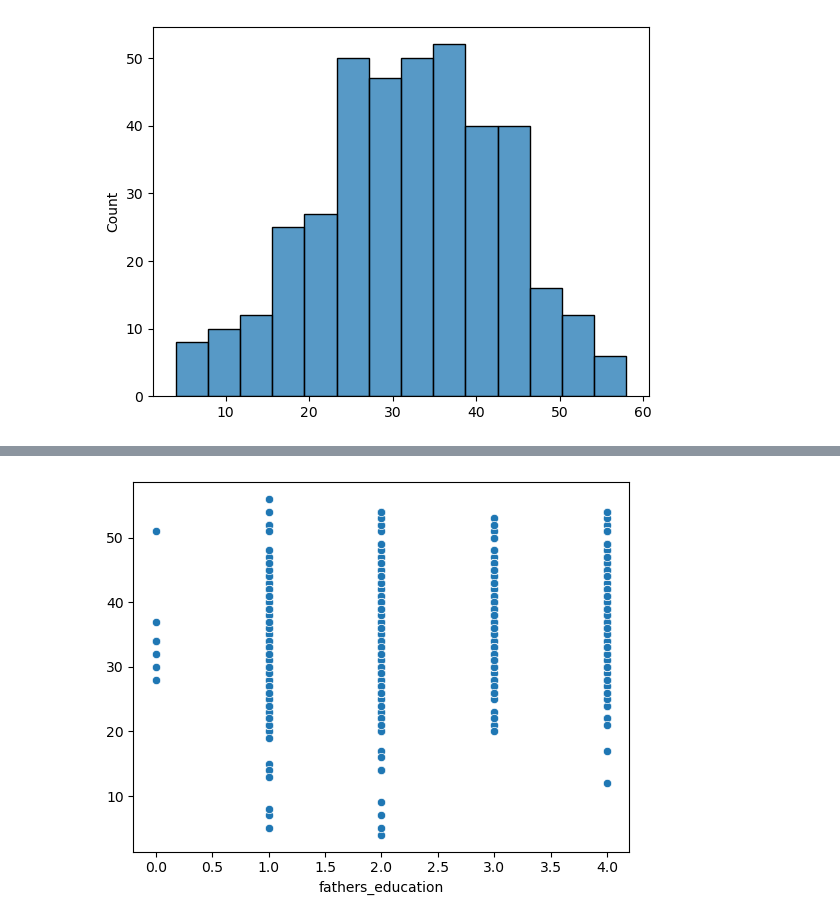
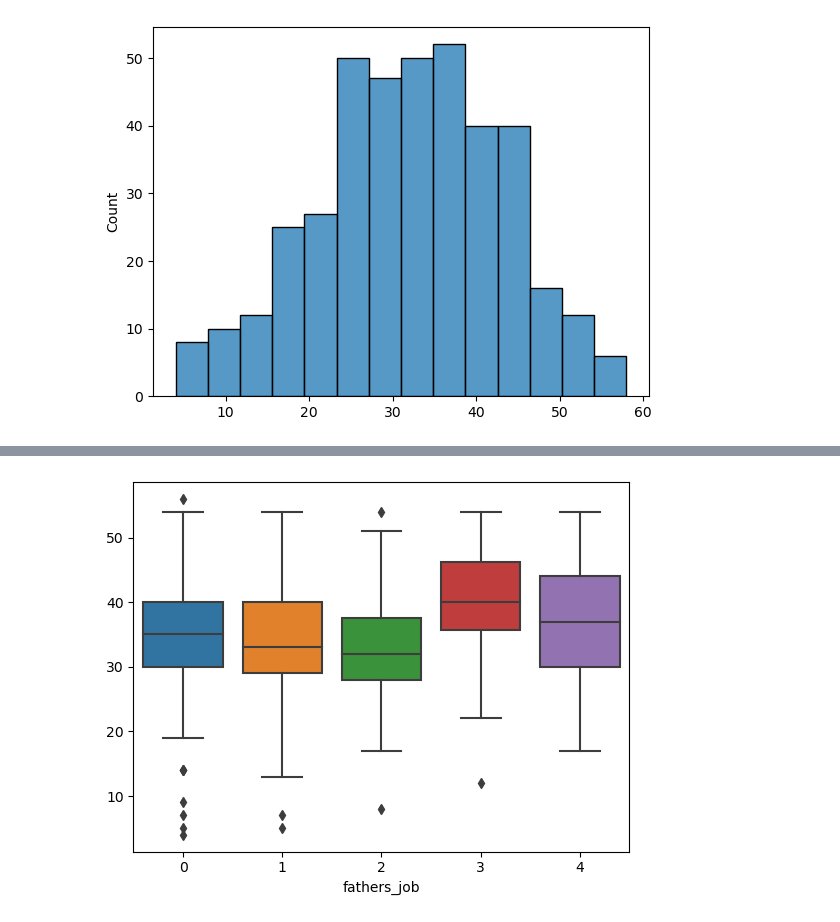
Before and after one commit to cshields164/end-of-phase1-project, a Jupyter notebook: code/02clean.ipynb, the cells around one changed output, grey strips where cells are left out. Saved outputs shown, nothing was run; the diff lists cells and outputs as text; code cells hidden in the pictures.

```diff
--- a/code/02clean.ipynb
+++ b/code/02clean.ipynb
@@ -4,8 +4,8 @@ import numpy as np
 import matplotlib.pyplot as plt
 import seaborn as sns
 # %%
-df_m = pd.read_csv('../data/student-mat.csv', delimiter=';')
-df_p = pd.read_csv('../data/student-por.csv', delimiter=';')
+df_m = pd.read_csv('../data/raw/student-mat.csv', delimiter=';')
+df_p = pd.read_csv('../data/raw/student-por.csv', delimiter=';')
 # %%
 df_m.head()
 # %% [output]
@@ -81,6 +81,7 @@ rename_dict = {
     "Mjob": "mothers_job",
     "Fedu": "fathers_education",
     "Fjob": "fathers_job",
+    "G3": "final_grade"
 
 }
 
@@ -188,9 +189,9 @@ df_mnew.describe()
 | 75% | 4.000000 | 3.000000 | 13.000000 | 13.000000 | 14.000000 |
 | max | 4.000000 | 4.000000 | 19.000000 | 19.000000 | 19.000000 |
 # %%
-sum_grades_m = df_mnew['G1'] + df_mnew['G2'] + df_mnew['G3']
-print("Cummulative grades for Math class studetns:", sum_grades_m)
+sum_grades_m = df_mnew['G1'] + df_mnew['G2'] + df_mnew['final_grade']
+print("Cummulative grades for Math class students:", sum_grades_m)
 print(" ")
-sum_grades_p = df_pnew['G1'] + df_pnew['G2'] + df_pnew['G3']
-print("Cummulative grades for Port class studetns:", sum_grades_p)
+sum_grades_p = df_pnew['G1'] + df_pnew['G2'] + df_pnew['final_grade']
+print("Cummulative grades for Port class students:", sum_grades_p)
 # %% [output]
@@ -265,0 +307,16 @@ sns.histplot(sum_grades_p)
+# %%
+# Define a mapping of categorical values to numerical values
+category_mapping = {'other': 0, 'services': 1, 'at_home': 2, 'teacher': 3, 'health': 4}
+
+# Replace categorical values with numerical values for 'mothers_job'
+df_mnew['mothers_job'] = df_mnew['mothers_job'].replace(category_mapping)
+
+
+
+# Replace categorical values with numerical values for 'fathers_job'
+df_mnew.loc[:4, 'fathers_job'] = ['teacher', 'at_home', 'services', 'health', 'other']
+
+# Replace categorical values with numerical values for 'fathers_job'
+df_mnew['fathers_job'] = df_mnew['fathers_job'].replace(category_mapping)
+
+print(df_mnew)
@@ -285,5 +417,5 @@ plt.show()
 # %%
-sns.scatterplot(data=df_mnew, x='fathers_education', y=sum_grades_m)
+sns.boxplot(data= df_mnew, x='fathers_job', y=sum_grades_m)
 plt.show()
 # %% [output]
-[figure, old version]
+[figure, new version]
```
Also changed, not shown: parts of 31 cells of this notebook, 6 other files.
